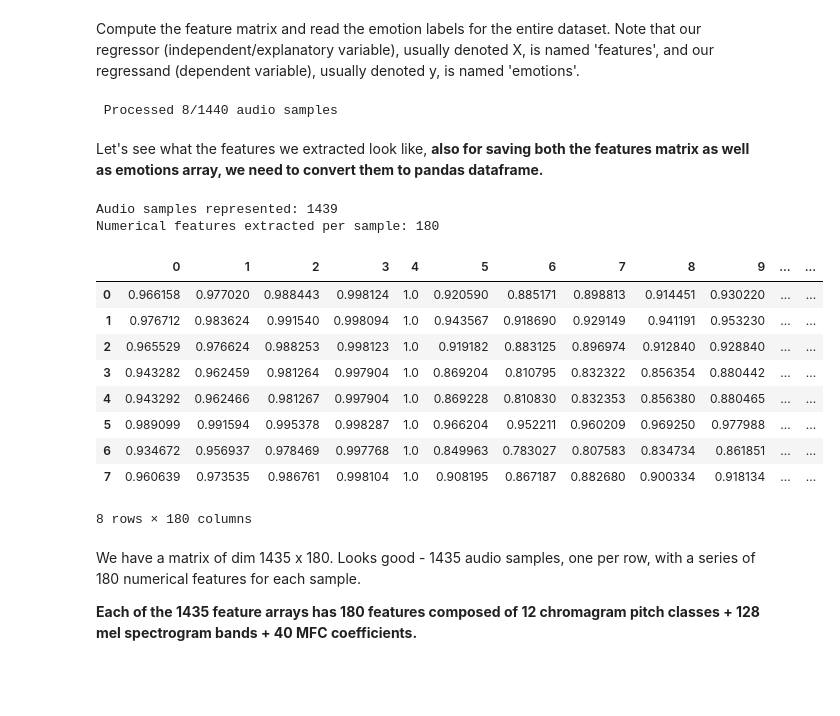
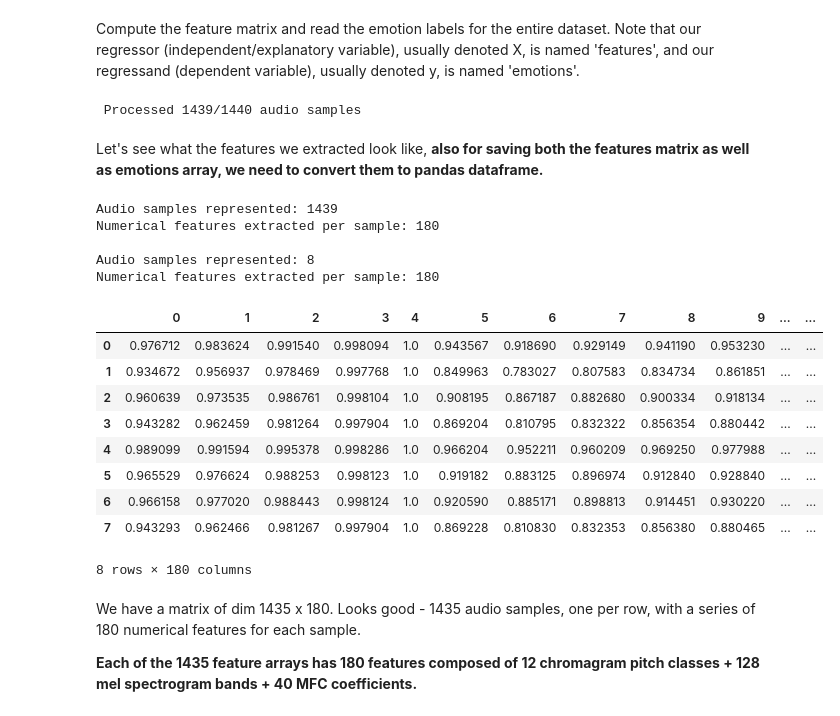
Before and after one commit to timothytzkung/Week3-ClassicML, a Jupyter notebook: Week_3_MachineLearning.ipynb, the cells around one changed output. Drawn from its saved outputs; the diff is of its cells as text; code cells hidden in the pictures; blank space fills up the shorter version.

```diff
--- a/Week_3_MachineLearning.ipynb
+++ b/Week_3_MachineLearning.ipynb
@@ -4,9 +4,9 @@
 # Clearly explain what each SCALER does to your data
 # Isolate Actor 25 test data from data set
 
-filepath = "Desktop/Week3-ClassicML-main/data/Actor_*/*.wav"
+filepath = "data/Actor_*/*.wav"
 
-test_filepath = "Desktop/Week3-ClassicML-main/Actor_25/*.wav"
+test_filepath = "Actor_25/*.wav"
 # %% [markdown]
 <center><h1> Introduction to Audio Classification with Machine Learning Models </h1></center>
 
@@ -211,39 +199,47 @@ def load_data(_filepath):
 # %% [markdown]
 Compute the feature matrix and read the emotion labels for the entire dataset.
 Note that our regressor (independent/explanatory variable), usually denoted X, is named 'features', and our regressand (dependent variable), usually denoted y, is named 'emotions'.
-# %%
-features, emotions = load_data(filepath)
-
-test_features, emotions = load_data(test_filepath)
-# %% [output]
- Processed 8/1440 audio samples
+# %%
+test_features, test_emotions = load_data(test_filepath)
+features, emotions = load_data(filepath)
+# %% [output]
+ Processed 1439/1440 audio samples
 # %% [markdown]
 Let's see what the features we extracted look like, **also for saving both the features matrix as well as emotions array, we need to convert them to pandas dataframe.**
 # %%
 print(f'\nAudio samples represented: {features.shape[0]}')
 print(f'Numerical features extracted per sample: {features.shape[1]}')
 features_df = pd.DataFrame(features) # make it pretty for display
 
 
 #making dataframe for emotions as well
 emotions_df = pd.DataFrame(emotions) # make it pretty for display
 
-test_features_df = pd.DataFrame(test_features)
+features_df
 
-features_df
+print(f'\nAudio samples represented: {test_features.shape[0]}')
+print(f'Numerical features extracted per sample: {test_features.shape[1]}')
+test_features_df = pd.DataFrame(test_features) # make it pretty for display
+
+#making dataframe for emotions as well
+test_emotions_df = pd.DataFrame(test_emotions) # make it pretty for display
+
 test_features_df
 # %% [output]
 Audio samples represented: 1439
 Numerical features extracted per sample: 180
+
+Audio samples represented: 8
+Numerical features extracted per sample: 180
 |  | 0 | 1 | 2 | 3 | 4 | 5 | 6 | 7 | 8 | 9 | ... | ... |
-| 0 | 0.966158 | 0.977020 | 0.988443 | 0.998124 | 1.0 | 0.920590 | 0.885171 | 0.898813 | 0.914451 | 0.930220 | ... | ... |
-| 1 | 0.976712 | 0.983624 | 0.991540 | 0.998094 | 1.0 | 0.943567 | 0.918690 | 0.929149 | 0.941191 | 0.953230 | ... | ... |
-| 2 | 0.965529 | 0.976624 | 0.988253 | 0.998123 | 1.0 | 0.919182 | 0.883125 | 0.896974 | 0.912840 | 0.928840 | ... | ... |
+| 0 | 0.976712 | 0.983624 | 0.991540 | 0.998094 | 1.0 | 0.943567 | 0.918690 | 0.929149 | 0.941190 | 0.953230 | ... | ... |
+| 1 | 0.934672 | 0.956937 | 0.978469 | 0.997768 | 1.0 | 0.849963 | 0.783027 | 0.807583 | 0.834734 | 0.861851 | ... | ... |
+| 2 | 0.960639 | 0.973535 | 0.986761 | 0.998104 | 1.0 | 0.908195 | 0.867187 | 0.882680 | 0.900334 | 0.918134 | ... | ... |
 | 3 | 0.943282 | 0.962459 | 0.981264 | 0.997904 | 1.0 | 0.869204 | 0.810795 | 0.832322 | 0.856354 | 0.880442 | ... | ... |
-| 4 | 0.943292 | 0.962466 | 0.981267 | 0.997904 | 1.0 | 0.869228 | 0.810830 | 0.832353 | 0.856380 | 0.880465 | ... | ... |
-| 5 | 0.989099 | 0.991594 | 0.995378 | 0.998287 | 1.0 | 0.966204 | 0.952211 | 0.960209 | 0.969250 | 0.977988 | ... | ... |
-| 6 | 0.934672 | 0.956937 | 0.978469 | 0.997768 | 1.0 | 0.849963 | 0.783027 | 0.807583 | 0.834734 | 0.861851 | ... | ... |
-| 7 | 0.960639 | 0.973535 | 0.986761 | 0.998104 | 1.0 | 0.908195 | 0.867187 | 0.882680 | 0.900334 | 0.918134 | ... | ... |
+| 4 | 0.989099 | 0.991594 | 0.995378 | 0.998286 | 1.0 | 0.966204 | 0.952211 | 0.960209 | 0.969250 | 0.977988 | ... | ... |
+| 5 | 0.965529 | 0.976624 | 0.988253 | 0.998123 | 1.0 | 0.919182 | 0.883125 | 0.896974 | 0.912840 | 0.928840 | ... | ... |
+| 6 | 0.966158 | 0.977020 | 0.988443 | 0.998124 | 1.0 | 0.920590 | 0.885171 | 0.898813 | 0.914451 | 0.930220 | ... | ... |
+| 7 | 0.943293 | 0.962466 | 0.981267 | 0.997904 | 1.0 | 0.869228 | 0.810830 | 0.832353 | 0.856380 | 0.880465 | ... | ... |
 8 rows × 180 columns
 # %% [markdown]
 We have a matrix of dim 1435 x 180. Looks good - 1435 audio samples, one per row, with a series of
```
Also changed, not shown: parts of 18 cells of this notebook, 5 other files.
